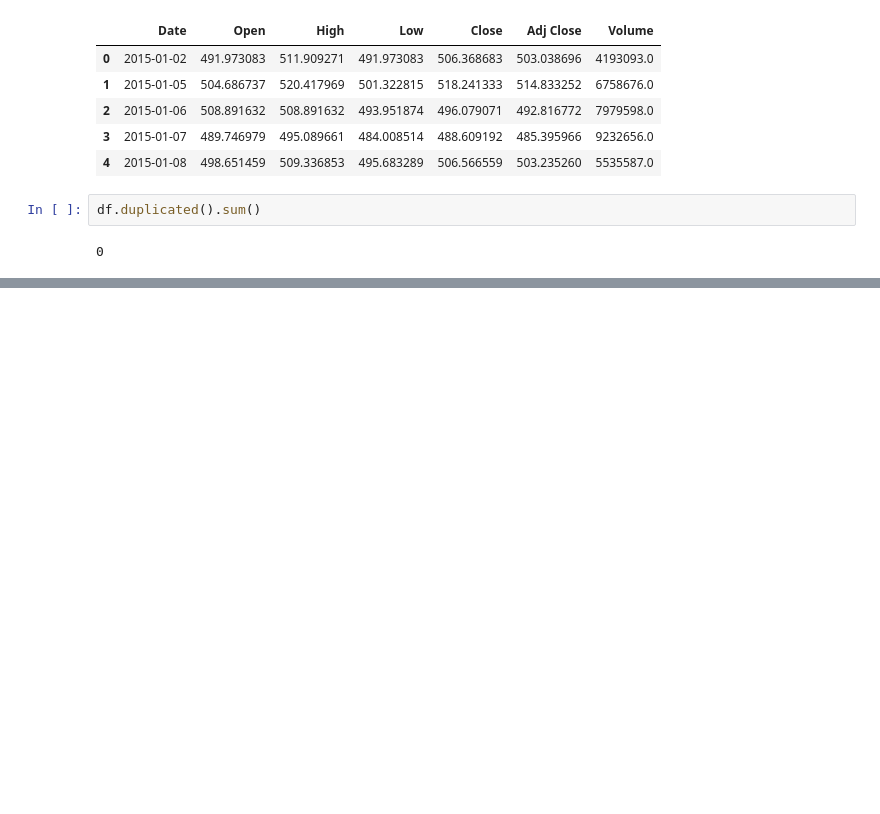
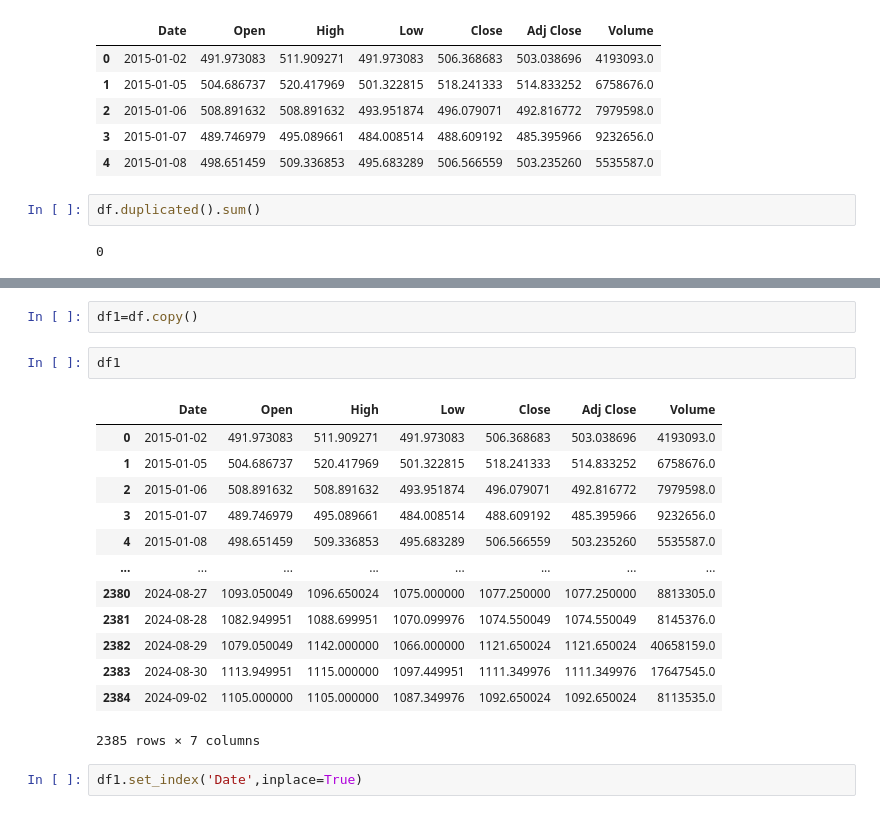
Before and after one commit to KOWSALYAAARU/test_app, a Jupyter notebook: Tatamoter_stock_price_prediction.ipynb, the cells around one changed output, grey strips where cells are left out. Cells and saved outputs as stored; diff of their text form; blank space fills up the shorter version.

```diff
--- a/Tatamoter_stock_price_prediction.ipynb
+++ b/Tatamoter_stock_price_prediction.ipynb
@@ -130,0 +176,20 @@ df.duplicated().sum()
+# %%
+df1=df.copy()
+# %%
+df1
+# %% [output]
+|  | Date | Open | High | Low | Close | Adj Close | Volume |
+| 0 | 2015-01-02 | 491.973083 | 511.909271 | 491.973083 | 506.368683 | 503.038696 | 4193093.0 |
+| 1 | 2015-01-05 | 504.686737 | 520.417969 | 501.322815 | 518.241333 | 514.833252 | 6758676.0 |
+| 2 | 2015-01-06 | 508.891632 | 508.891632 | 493.951874 | 496.079071 | 492.816772 | 7979598.0 |
+| 3 | 2015-01-07 | 489.746979 | 495.089661 | 484.008514 | 488.609192 | 485.395966 | 9232656.0 |
+| 4 | 2015-01-08 | 498.651459 | 509.336853 | 495.683289 | 506.566559 | 503.235260 | 5535587.0 |
+| ... | ... | ... | ... | ... | ... | ... | ... |
+| 2380 | 2024-08-27 | 1093.050049 | 1096.650024 | 1075.000000 | 1077.250000 | 1077.250000 | 8813305.0 |
+| 2381 | 2024-08-28 | 1082.949951 | 1088.699951 | 1070.099976 | 1074.550049 | 1074.550049 | 8145376.0 |
+| 2382 | 2024-08-29 | 1079.050049 | 1142.000000 | 1066.000000 | 1121.650024 | 1121.650024 | 40658159.0 |
+| 2383 | 2024-08-30 | 1113.949951 | 1115.000000 | 1097.449951 | 1111.349976 | 1111.349976 | 17647545.0 |
+| 2384 | 2024-09-02 | 1105.000000 | 1105.000000 | 1087.349976 | 1092.650024 | 1092.650024 | 8113535.0 |
+2385 rows × 7 columns
+# %%
+df1.set_index('Date',inplace=True)
```
Also changed, not shown: parts of 6 cells of this notebook.
